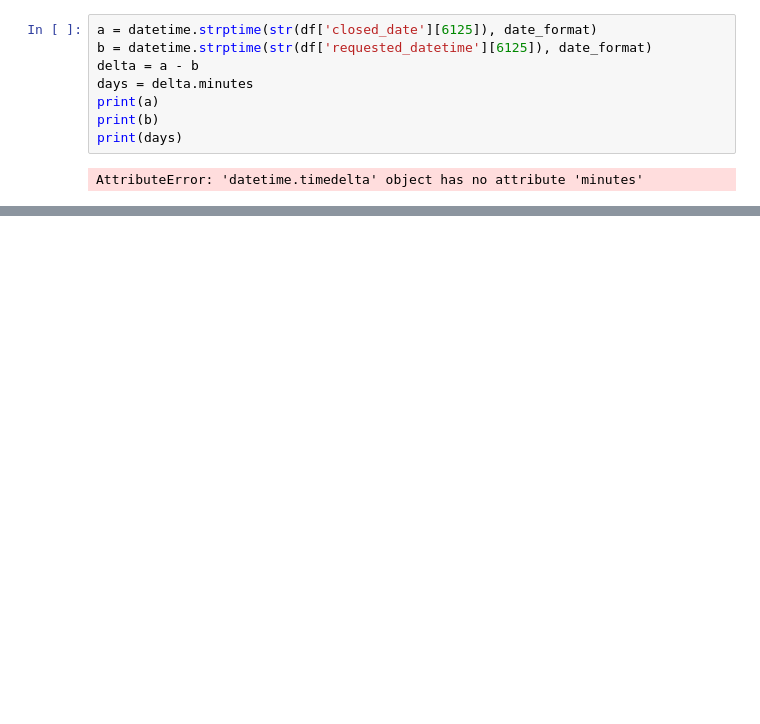
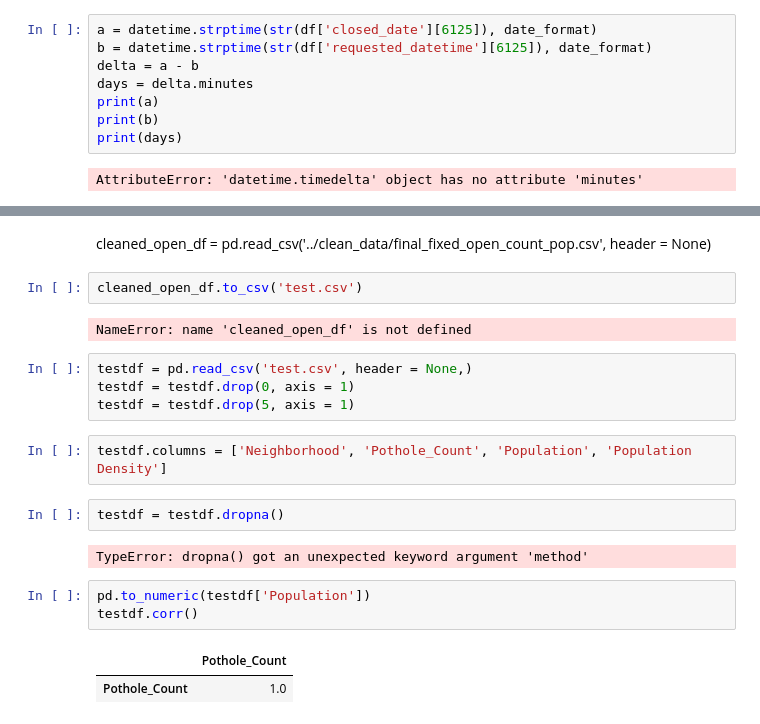
Before and after one commit to mac011/Pr_087, a Jupyter notebook: python_notebooks/Timmy.ipynb, the cells around one changed output, grey strips where cells are left out. Cells and saved outputs as stored; diff of their text form; blank space fills up the shorter version.

```diff
--- a/python_notebooks/Timmy.ipynb
+++ b/python_notebooks/Timmy.ipynb
@@ -109,0 +168,22 @@ AttributeError: 'datetime.timedelta' object has no attribute 'minutes'
+# %% [markdown]
+cleaned_open_df = pd.read_csv('../clean_data/final_fixed_open_count_pop.csv', header = None)
+# %%
+cleaned_open_df.to_csv('test.csv')
+# %% [output]
+NameError: name 'cleaned_open_df' is not defined
+# %%
+testdf = pd.read_csv('test.csv', header = None,)
+testdf = testdf.drop(0, axis = 1)
+testdf = testdf.drop(5, axis = 1)
+# %%
+testdf.columns = ['Neighborhood', 'Pothole_Count', 'Population', 'Population Density']
+# %%
+testdf = testdf.dropna()
+# %% [output]
+TypeError: dropna() got an unexpected keyword argument 'method'
+# %%
+pd.to_numeric(testdf['Population'])
+testdf.corr()
+# %% [output]
+|  | Pothole_Count |
+| Pothole_Count | 1.0 |
```
Also changed, not shown: parts of 14 cells of this notebook, 5 other files.
